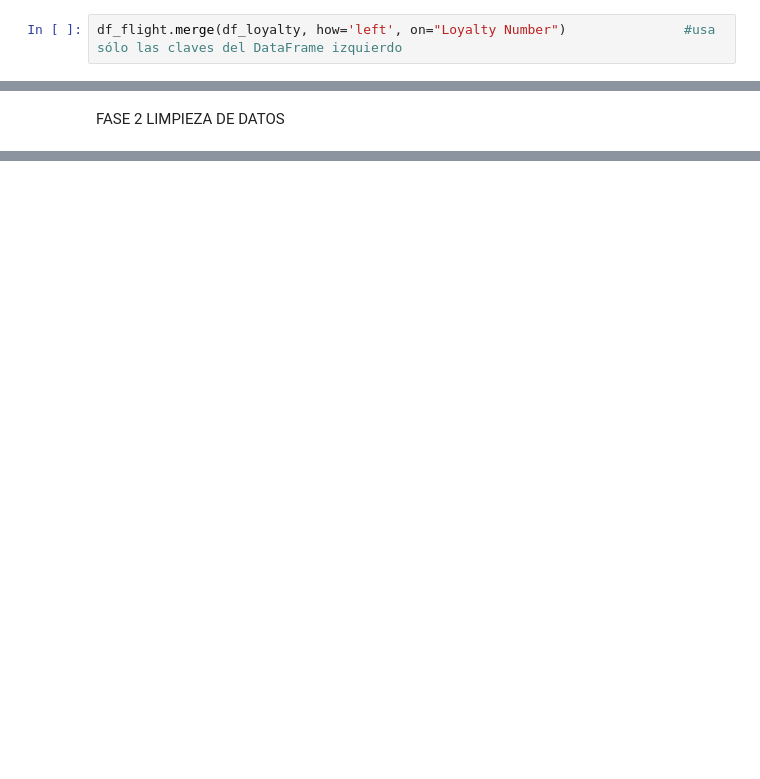
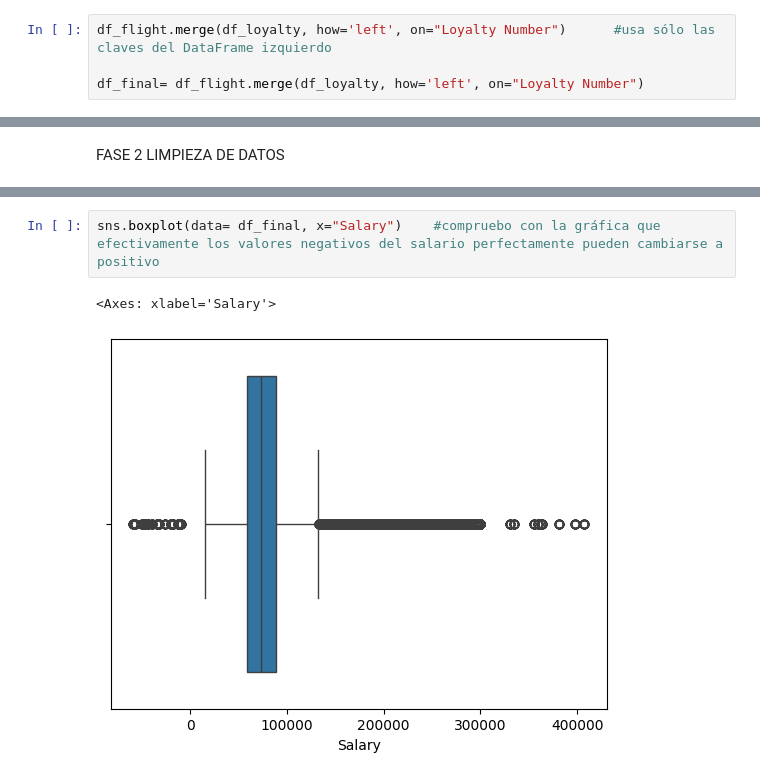
Before and after one commit to Adalab/bda-modulo-3-evaluacion-final-Laura-23-code, a Jupyter notebook: Evaluacion_fase1.ipynb, the cells around one changed output, grey strips where cells are left out. Drawn from its saved outputs; the diff is of its cells as text; blank space fills up the shorter version.

```diff
--- a/Evaluacion_fase1.ipynb
+++ b/Evaluacion_fase1.ipynb
@@ -162,4 +166,6 @@ df_loyalty.describe().T          # Muestra estadísticas descriptivas de las col
 # %% [markdown]
 Uno los 2 DataFrame
 # %%
-df_flight.merge(df_loyalty, how='left', on="Loyalty Number")               #usa sólo las claves del DataFrame izquierdo
+df_flight.merge(df_loyalty, how='left', on="Loyalty Number")      #usa sólo las claves del DataFrame izquierdo
+
+df_final= df_flight.merge(df_loyalty, how='left', on="Loyalty Number")
@@ -182,0 +217,5 @@ FASE 2 LIMPIEZA DE DATOS
+# %%
+sns.boxplot(data= df_final, x="Salary")    #compruebo con la gráfica que efectivamente los valores negativos del salario perfectamente pueden cambiarse a positivo
+# %% [output]
+<Axes: xlabel='Salary'>
+[figure, added]
```
Also changed, not shown: parts of 54 cells of this notebook.
